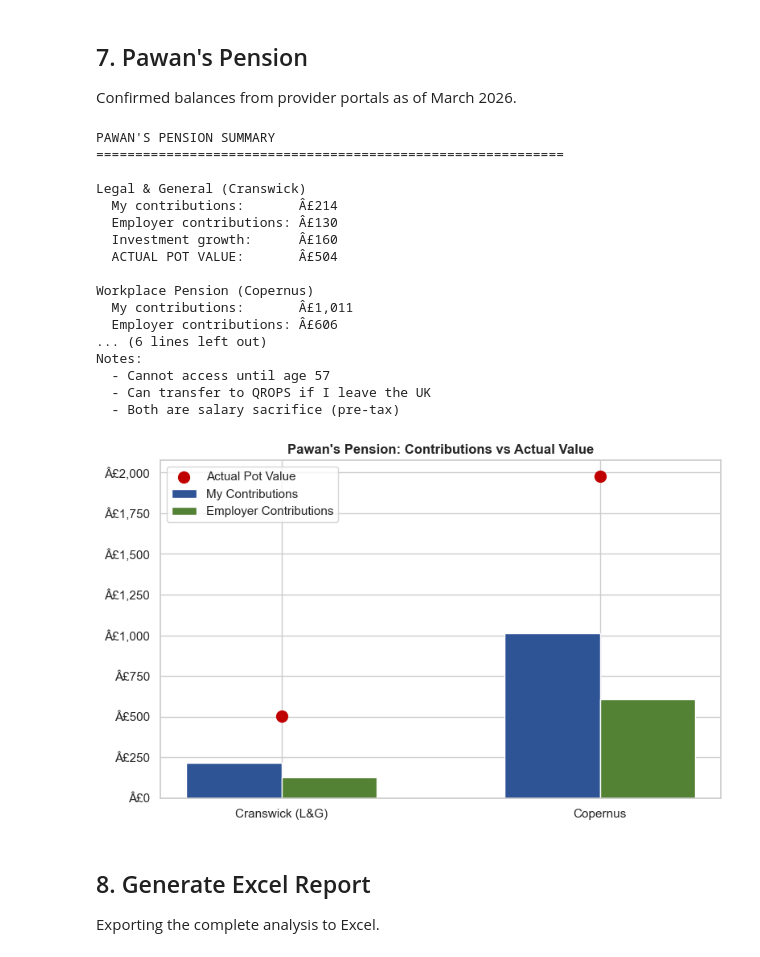
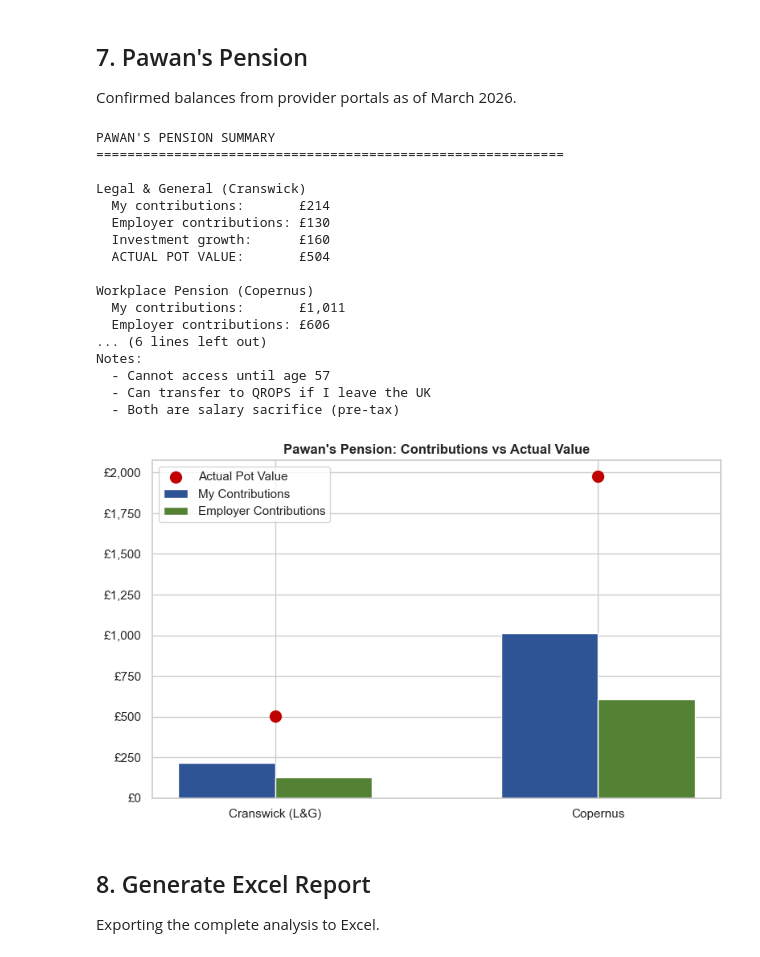
Before and after one commit to Pawansingh3889/uk-immigration-tax-fairness, a Jupyter notebook: PSW_Tax_Contribution_Analysis.ipynb, the cells around one changed output. Cells and saved outputs as stored; diff of their text form; code cells hidden in the pictures.

```diff
--- a/PSW_Tax_Contribution_Analysis.ipynb
+++ b/PSW_Tax_Contribution_Analysis.ipynb
@@ -366,41 +366,41 @@ for _, row in pension.iterrows():
 
 print(f"\n{'=' * 60}")
 print(f"TOTAL PENSION POT: {GBP(pension['Actual_Pot_Value'].sum())}")
 print(f"\nNotes:")
 print(f"  - Cannot access until age 57")
 print(f"  - Can transfer to QROPS if I leave the UK")
 print(f"  - Both are salary sacrifice (pre-tax)")
 
 fig, ax = plt.subplots(figsize=(8, 5))
 x = range(len(pension))
 ax.bar([i-0.15 for i in x], pension['My_Contributions'], 0.3, label='My Contributions', color='#2F5496')
 ax.bar([i+0.15 for i in x], pension['Employer_Contributions'], 0.3, label='Employer Contributions', color='#548235')
 ax.scatter(x, pension['Actual_Pot_Value'], color='#C00000', s=100, zorder=5, label='Actual Pot Value')
 ax.set_xticks(x); ax.set_xticklabels(['Cranswick (L&G)', 'Copernus'])
 ax.set_title("Pawan's Pension: Contributions vs Actual Value", fontweight='bold')
-ax.legend(); ax.yaxis.set_major_formatter(mticker.StrMethodFormatter('Â£{x:,.0f}'))
+ax.legend(); ax.yaxis.set_major_formatter(mticker.StrMethodFormatter('£{x:,.0f}'))
 plt.tight_layout()
 plt.savefig('charts/06_pension.png', dpi=150, bbox_inches='tight')
 plt.show()
 # %% [output]
 PAWAN'S PENSION SUMMARY
 ============================================================
 
 Legal & General (Cranswick)
-  My contributions:       Â£214
-  Employer contributions: Â£130
-  Investment growth:      Â£160
-  ACTUAL POT VALUE:       Â£504
+  My contributions:       £214
+  Employer contributions: £130
+  Investment growth:      £160
+  ACTUAL POT VALUE:       £504
 
 Workplace Pension (Copernus)
-  My contributions:       Â£1,011
-  Employer contributions: Â£606
+  My contributions:       £1,011
+  Employer contributions: £606
 ... (6 lines left out)
 Notes:
   - Cannot access until age 57
   - Can transfer to QROPS if I leave the UK
   - Both are salary sacrifice (pre-tax)
-[figure, old version]
+[figure, new version]
 # %% [markdown]
 ## 8. Generate Excel Report
 
```
Also changed, not shown: parts of 9 cells of this notebook, 7 other files.
